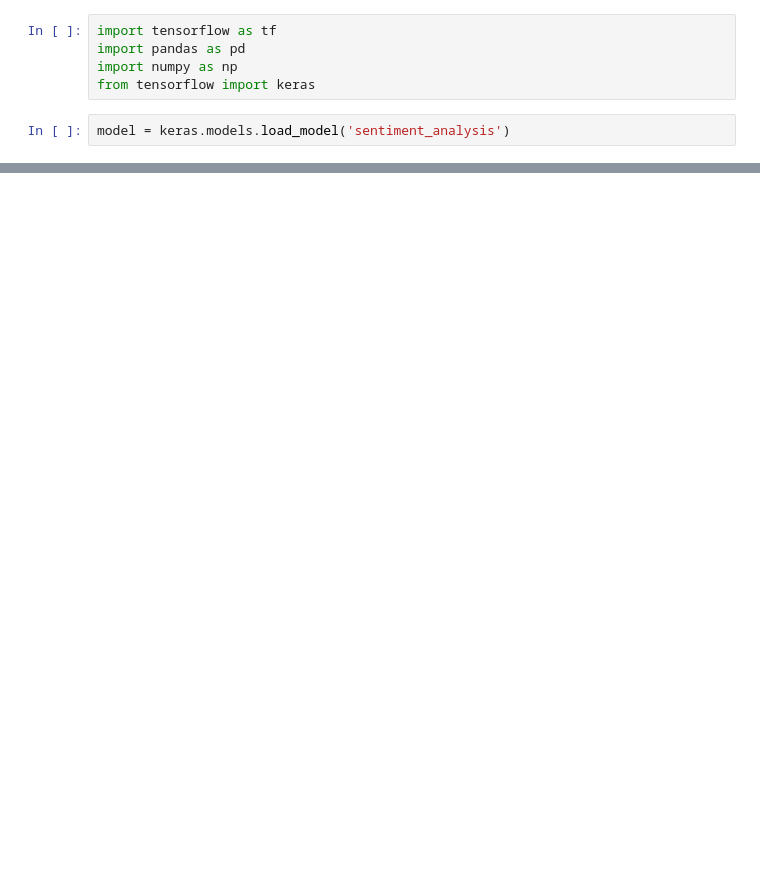
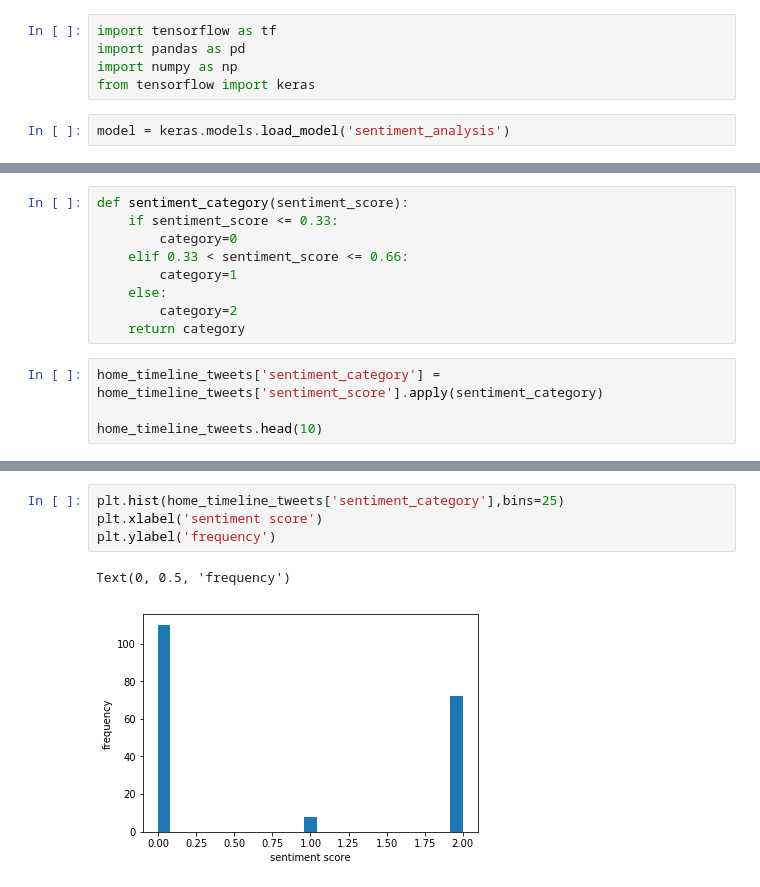
Before and after one commit to guldenturgay/twitter-playground, a Jupyter notebook: sentiment_analysis.ipynb, the cells around one changed output, grey strips where cells are left out. Drawn from its saved outputs; the diff is of its cells as text; blank space fills up the shorter version.

```diff
--- a/sentiment_analysis.ipynb
+++ b/sentiment_analysis.ipynb
@@ -34,0 +44,13 @@ home_timeline_tweets.head(10)
+# %%
+def sentiment_category(sentiment_score):
+    if sentiment_score <= 0.33:
+        category=0
+    elif 0.33 < sentiment_score <= 0.66:
+        category=1
+    else:
+        category=2
+    return category
+# %%
+home_timeline_tweets['sentiment_category'] = home_timeline_tweets['sentiment_score'].apply(sentiment_category)
+
+home_timeline_tweets.head(10)
@@ -34,0 +69,7 @@ home_timeline_tweets.head(10)
+# %%
+plt.hist(home_timeline_tweets['sentiment_category'],bins=25)
+plt.xlabel('sentiment score')
+plt.ylabel('frequency')
+# %% [output]
+Text(0, 0.5, 'frequency')
+[figure, added]
```
Also changed, not shown: parts of 4 cells of this notebook.
